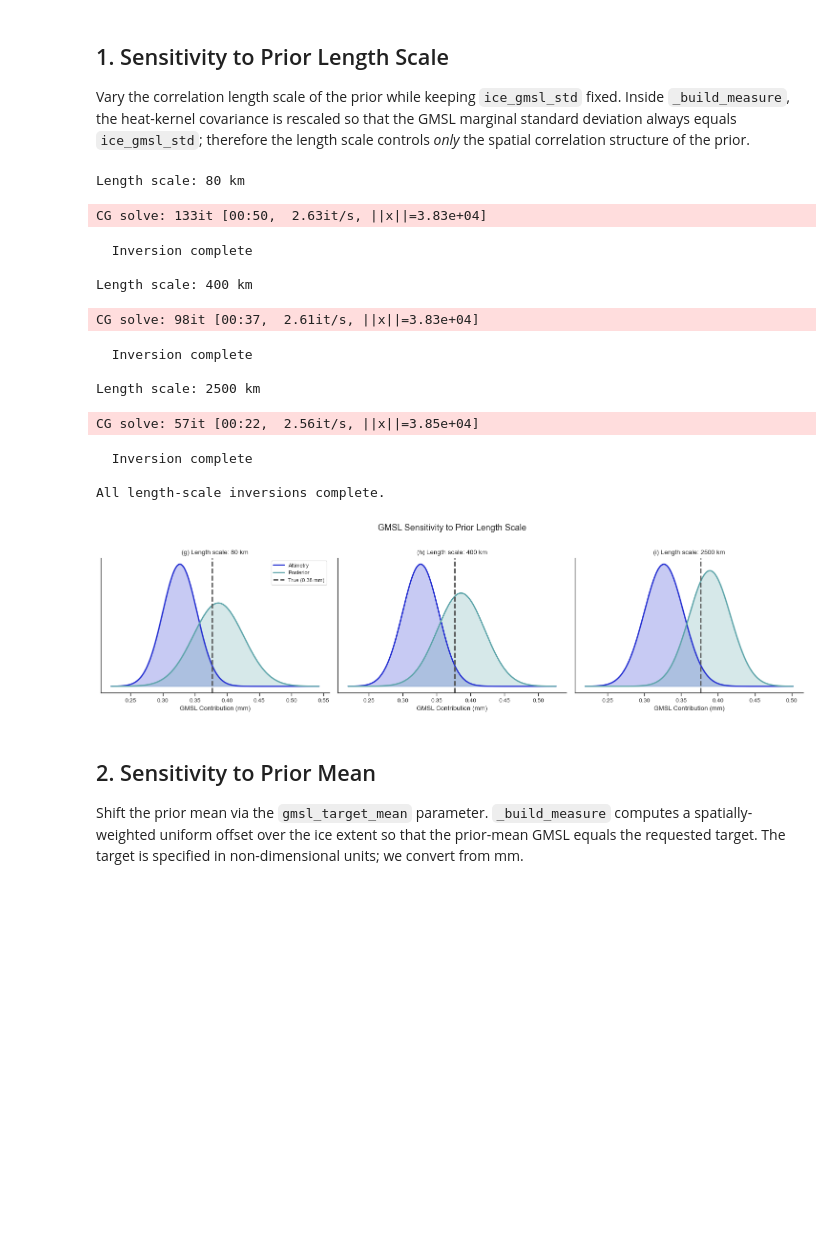
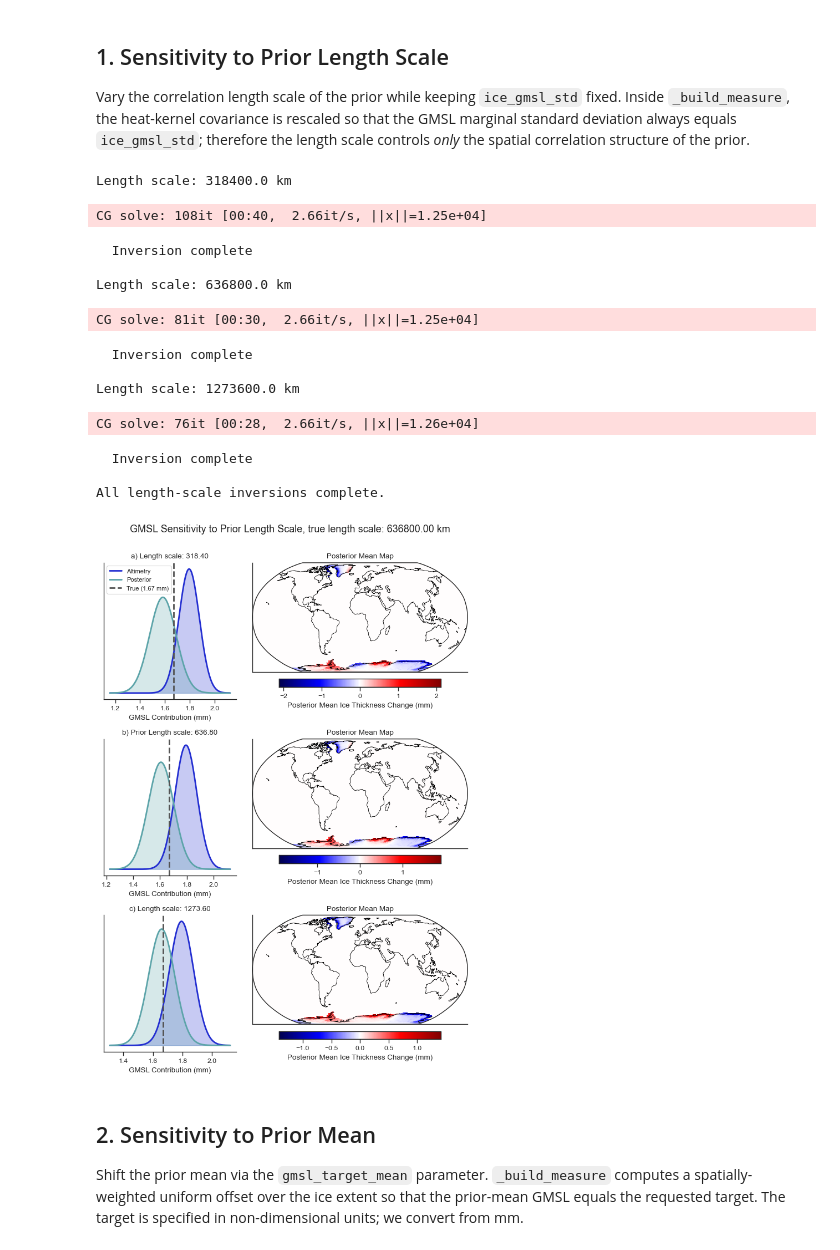
Before and after one commit to 0thomasholland/Part_III_Project, a Jupyter notebook: notebooks/07 - Inversion Sensitivity.ipynb, the cells around one changed output. Cells and saved outputs as stored; diff of their text form; code cells hidden in the pictures; blank space fills up the shorter version.

Commit message:
Polish notebooks 01-07, reorganise figure paths, and update sensitivity results

```diff
--- a/notebooks/07 - Inversion Sensitivity.ipynb
+++ b/notebooks/07 - Inversion Sensitivity.ipynb
@@ -112,8 +117,14 @@ B = averaging_operator(
     model_space, [GMSL_weighting_function]
 )
 
-# Point-averaging operator for altimetric GMSL comparison
-F = point_averaging_operator(data_space)
+# Area-weighted operator for altimetric GMSL comparison
+altimetry_points = GridPoints.ocean_altimetry(
+    fp,
+    degree_spacing=altimetry_degree_density,
+)
+F = point_averaging_area_weighted_operator(
+    data_space, np.asarray(altimetry_points.lats)
+)
 
 print(
     f"Forward operator: {model_space.dim} -> {data_space.dim}"
@@ -175,19 +182,16 @@ Altimetry point estimation: 0.3266 mm
 ## Visualise the Synthetic Truth
 # %%
 fig, ax, im = plot(
-    model_true
-    * fp.length_scale
-    * 1000
-    * fp.ice_projection(),
+    model_true * fp.length_scale * fp.ice_projection(),
     coasts=True,
     cmap="seismic",
     symmetric=True,
-    colorbar_label="Ice Thickness Change (mm)",
+    colorbar_label="Ice Thickness Change (m)",
 )
 ax.set_title("Synthetic True Ice Thickness Change")
 fig.savefig(
     FIGURES_DIR / f"7-0_true_ice_thickness.{fig_format}",
-    dpi=300,
+    dpi=600,
     bbox_inches="tight",
 )
 plt.show()
@@ -349,19 +415,20 @@ covariance is rescaled so that the GMSL marginal standard deviation
 always equals `ice_gmsl_std`; therefore the length scale controls
 *only* the spatial correlation structure of the prior.
 # %%
-length_scales_km = np.array([80, 400, 2500])
+length_scales = (
+    np.array([0.05, 0.1, 0.2]) * fp.mean_sea_floor_radius
+)
 
 prior_measures_ls = []
 posterior_measures_ls = []
 
-for scale_km in length_scales_km:
-    print(f"\nLength scale: {scale_km} km")
-    scale_nd = scale_km * 1000 / fp.length_scale
+for scale in length_scales:
+    print(f"\nLength scale: {scale} km")
 
     ic = IceSheetChange.global_ice(
         finger_print=fp,
         finger_print_operator=fp_op,
-        length_scale=scale_nd,
+        length_scale=scale,
         pattern=IceSheetChange.ThicknessWeightedPattern(),
         ice_gmsl_std=truth_gmsl_std,
         point_degree_spacing=altimetry_degree_density,
@@ -374,31 +441,32 @@ for scale_km in length_scales_km:
 
 print("\nAll length-scale inversions complete.")
 # %% [output]
-Length scale: 80 km
+Length scale: 318400.0 km
-CG solve: 133it [00:50,  2.63it/s, ||x||=3.83e+04]
+CG solve: 108it [00:40,  2.66it/s, ||x||=1.25e+04]
   Inversion complete
 
-Length scale: 400 km
+Length scale: 636800.0 km
-CG solve: 98it [00:37,  2.61it/s, ||x||=3.83e+04]
+CG solve: 81it [00:30,  2.66it/s, ||x||=1.25e+04]
   Inversion complete
 
-Length scale: 2500 km
+Length scale: 1273600.0 km
-CG solve: 57it [00:22,  2.56it/s, ||x||=3.85e+04]
+CG solve: 76it [00:28,  2.66it/s, ||x||=1.26e+04]
   Inversion complete
 
 All length-scale inversions complete.
 # %%
 plot_gmsl_sensitivity(
     prior_measures_ls,
     posterior_measures_ls,
-    param_values=[f"{v} km" for v in length_scales_km],
+    param_values=[f"{v / 1000:.2f}" for v in length_scales],
     param_label="Length scale",
-    panel_labels=["(g)", "(h)", "(i)"],
-    suptitle="GMSL Sensitivity to Prior Length Scale",
+    panel_labels=["a)", "b) Prior", "c)"],
+    suptitle=f"GMSL Sensitivity to Prior Length Scale, true length scale: {truth_length_scale:.2f} km",
     filename="7-1_length_scale",
+    inversion_results=posterior_measures_ls,
 )
 # %% [output]
-[figure, old version]
+[figure, new version]
 # %% [markdown]
 ## 2. Sensitivity to Prior Mean
 
```
Also changed, not shown: parts of 8 cells of this notebook, 27 other files.
